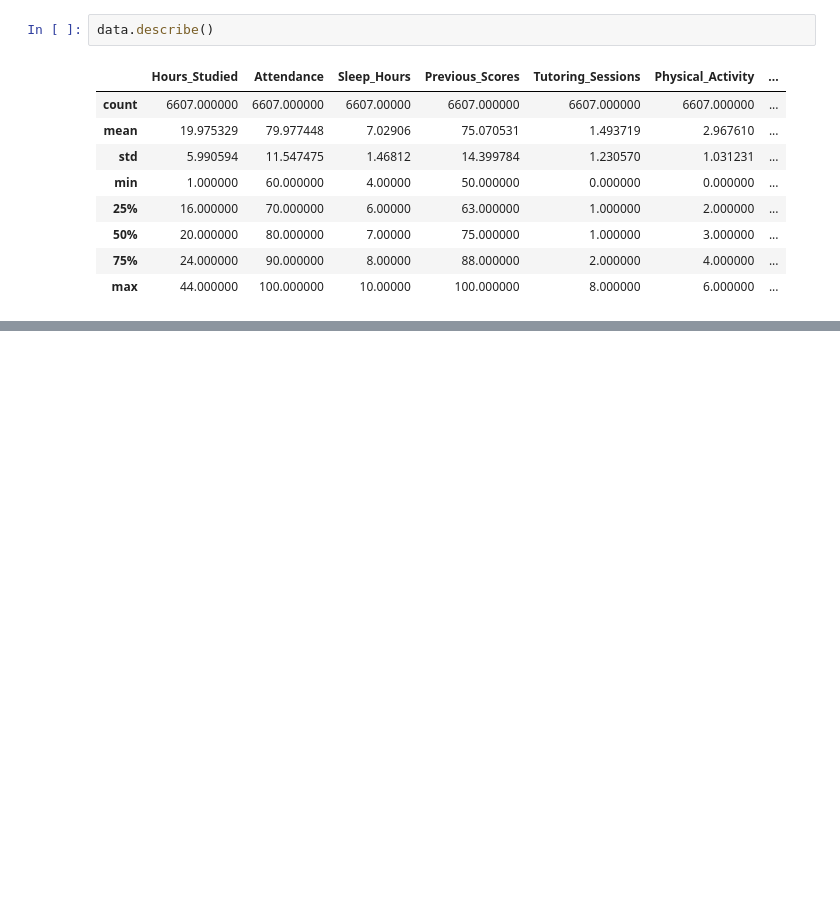
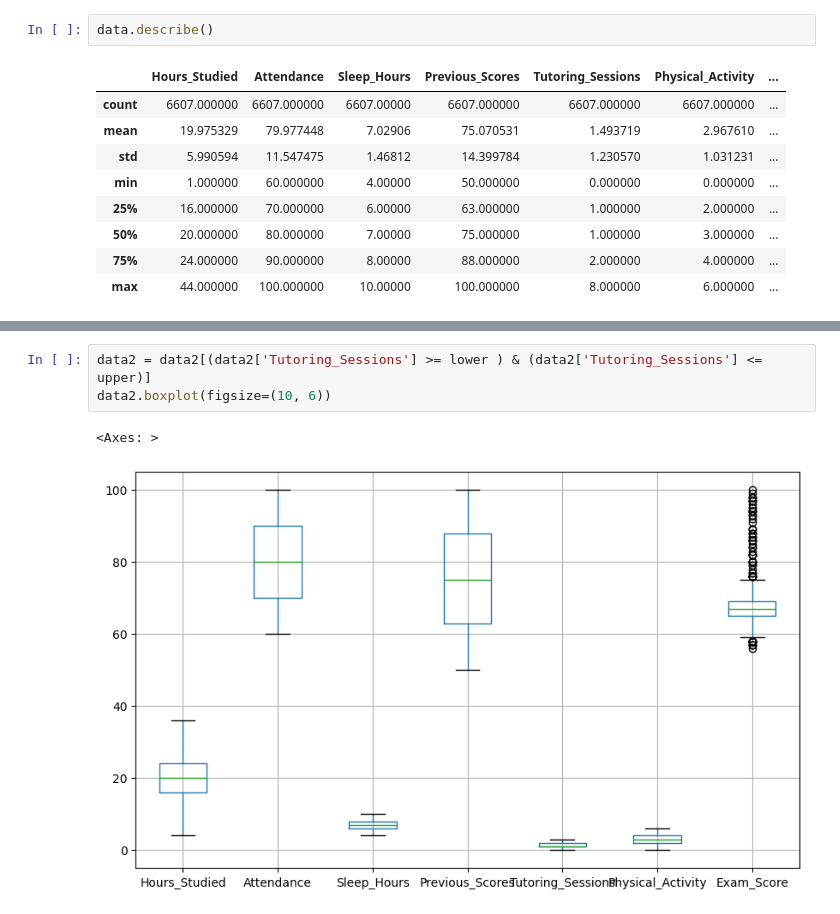
Before and after one commit to boriphat12/Student-Success-Factor-Analysis, a Jupyter notebook: Student_Success_Factor_Analysis.ipynb, the cells around one changed output, grey strips where cells are left out. Saved outputs shown, nothing was run; the diff lists cells and outputs as text; blank space fills up the shorter version.

```diff
--- a/Student_Success_Factor_Analysis.ipynb
+++ b/Student_Success_Factor_Analysis.ipynb
@@ -75,0 +114,6 @@ dtype: float64
+# %%
+data2 = data2[(data2['Tutoring_Sessions'] >= lower ) & (data2['Tutoring_Sessions'] <= upper)]
+data2.boxplot(figsize=(10, 6))
+# %% [output]
+<Axes: >
+[figure, added]
```
Also changed, not shown: parts of 17 cells of this notebook.
